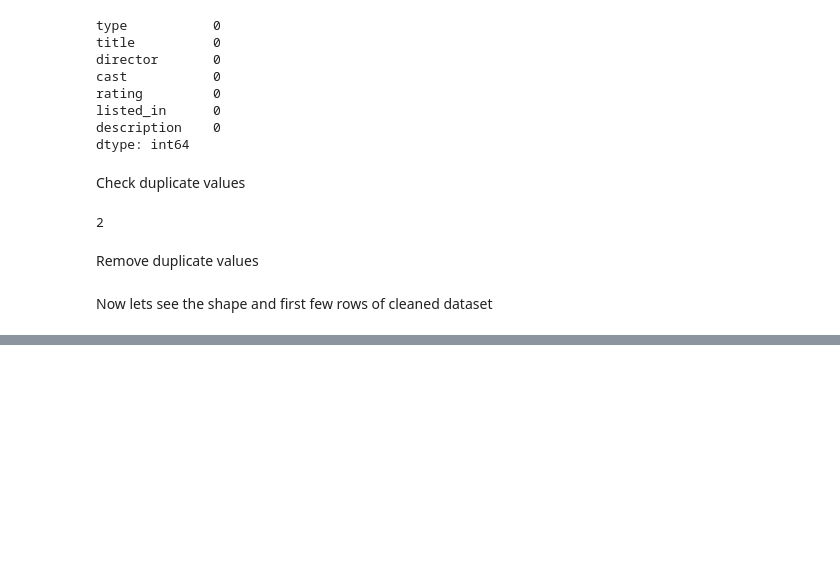
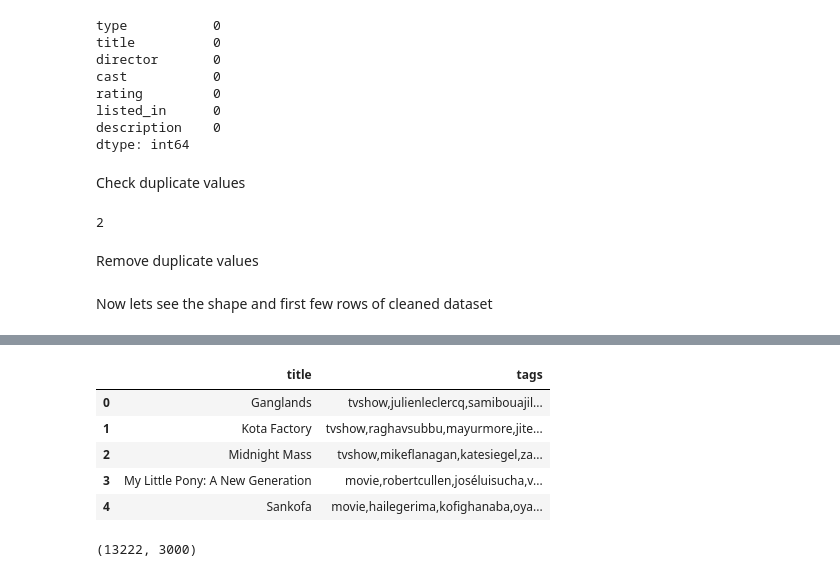
Before and after one commit to dhirajpant/Movies-Recommendation-System, a Jupyter notebook: recommendation_system.ipynb, the cells around one changed output, grey strips where cells are left out. Cells and saved outputs as stored; diff of their text form; code cells hidden in the pictures; blank space fills up the shorter version.

```diff
--- a/recommendation_system.ipynb
+++ b/recommendation_system.ipynb
@@ -156,0 +162,14 @@ The shape of movies df is (13222, 7)
+# %%
+movies['type']=movies['type'].apply(clean_0)
+movies['director']=movies['director'].apply(clean_0)
+movies['cast']=movies['cast'].apply(clean_0)
+movies['rating']=movies['rating'].apply(clean_0)
+movies['listed_in']=movies['listed_in'].apply(clean_0)
+# %%
+def clean_1(x):
+     return str.lower(x.replace(" ", ","))
+# %%
+movies['description'] = movies['description'].apply(clean_1)
+# %%
+movies['tags'] = movies['type']+','+movies['director']+','+movies['cast']+','+movies['rating']+','+movies['listed_in']+','+movies['description']
+movies.head()
@@ -156,0 +183,10 @@ The shape of movies df is (13222, 7)
+# %%
+movies = movies.drop(columns=['type','director','cast','rating','listed_in','description'])
+movies.head()
+# %% [output]
+|  | title | tags |
+| 0 | Ganglands | tvshow,julienleclercq,samibouajil... |
+| 1 | Kota Factory | tvshow,raghavsubbu,mayurmore,jite... |
+| 2 | Midnight Mass | tvshow,mikeflanagan,katesiegel,za... |
+| 3 | My Little Pony: A New Generation | movie,robertcullen,joséluisucha,v... |
+| 4 | Sankofa | movie,hailegerima,kofighanaba,oya... |
@@ -156,0 +198,4 @@ The shape of movies df is (13222, 7)
+# %%
+vector.shape
+# %% [output]
+(13222, 3000)
```
Also changed, not shown: parts of 13 cells of this notebook, 2 other files.
